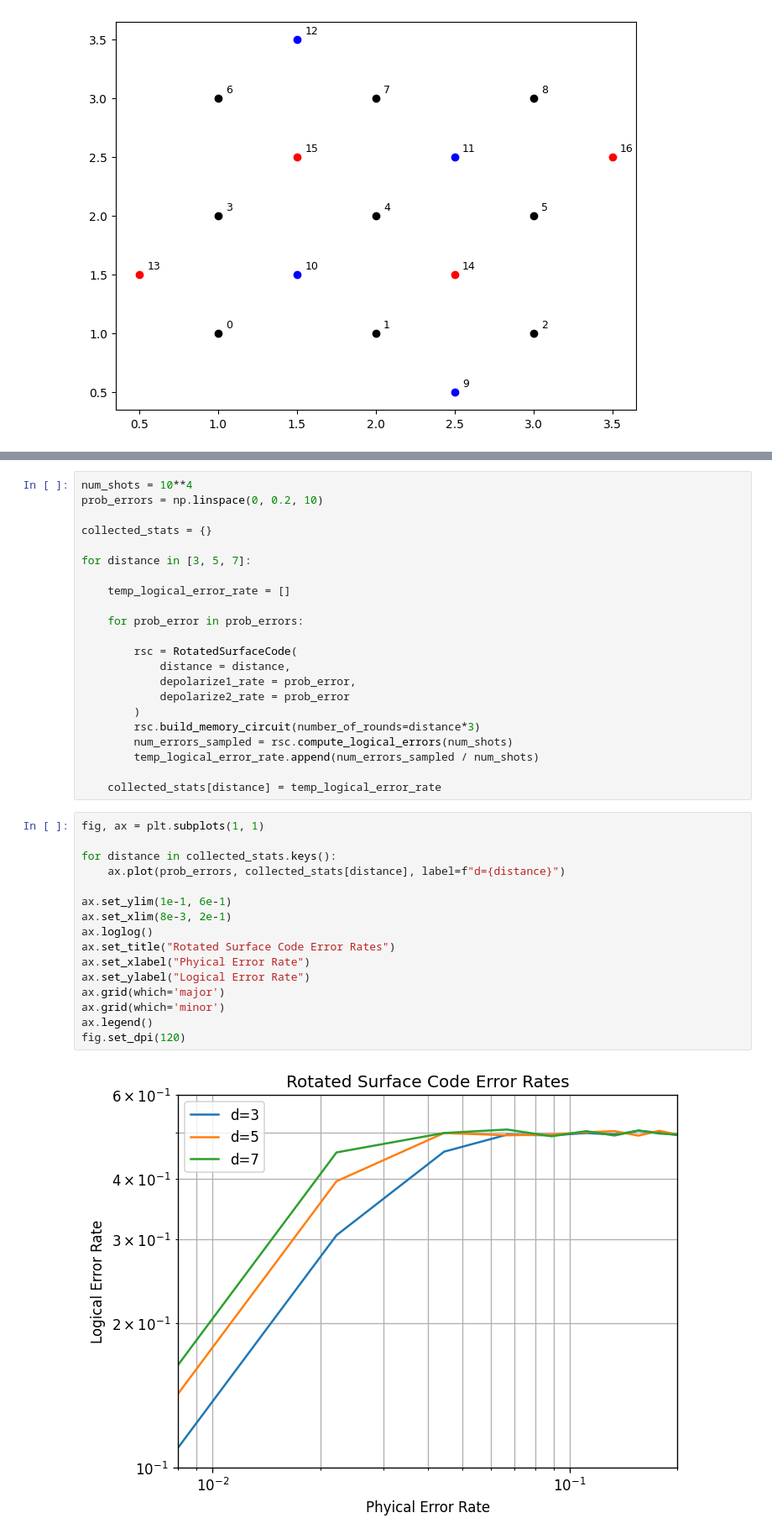
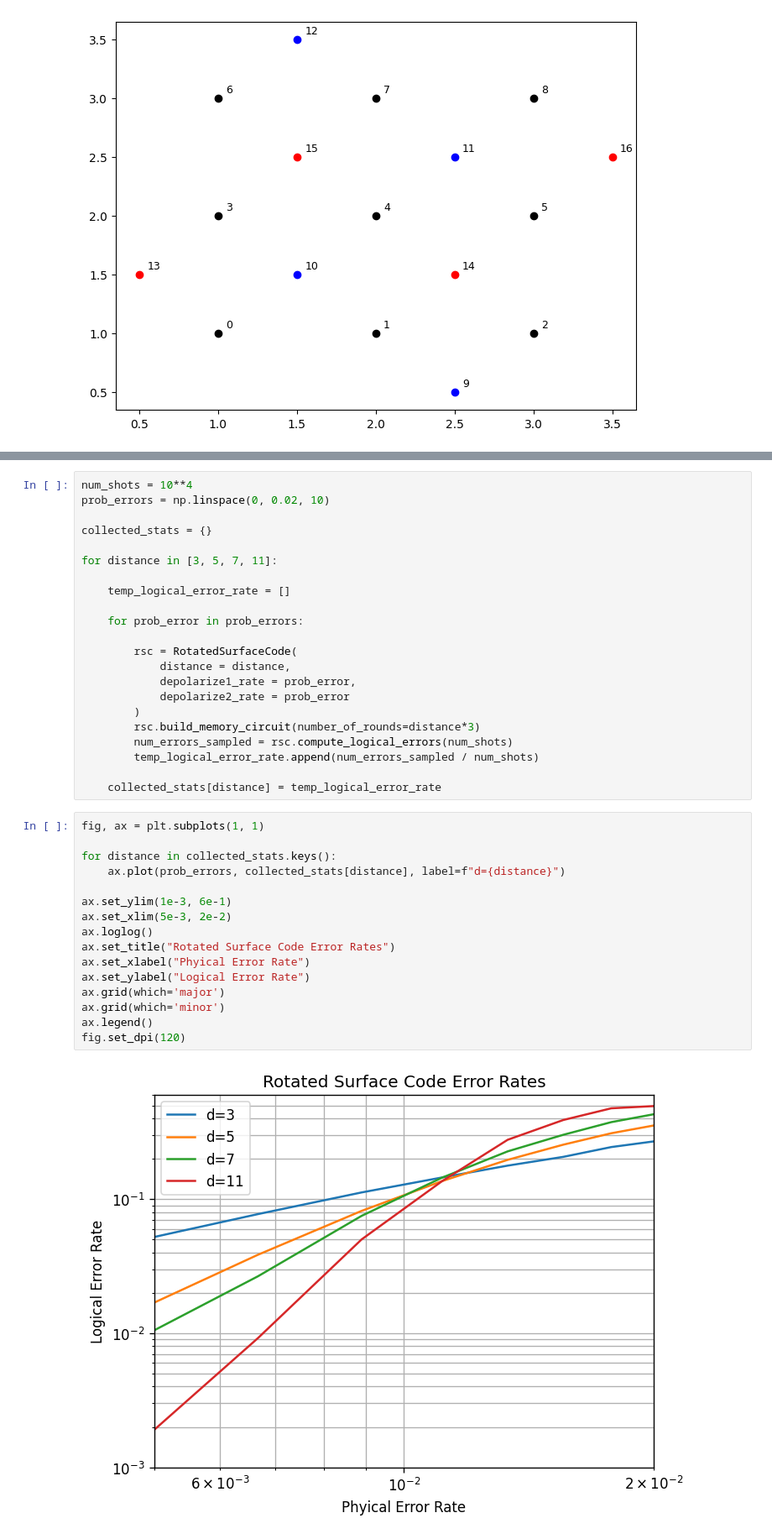
Before and after one commit to adelshb/qec-with-code, a Jupyter notebook: notebooks/rotated_surface_code.ipynb, the cells around one changed output, grey strips where cells are left out. Shown at 84% size. Drawn from its saved outputs; the diff is of its cells as text.

```diff
--- a/notebooks/rotated_surface_code.ipynb
+++ b/notebooks/rotated_surface_code.ipynb
@@ -49,11 +49,11 @@ q15: -R-DEPOLARIZE1(0.01)-----------------------------------------X-DEPOLARIZE2(
 q16: -R-DEPOLARIZE1(0.01)-------------------------------------------------------------X-DEPOLARIZE2(0.01)----------------------------------------------------------------------------------------------- ...
 # %%
 num_shots = 10**4
-prob_errors = np.linspace(0, 0.2, 10)
+prob_errors = np.linspace(0, 0.02, 10)
 
 collected_stats = {}
 
-for distance in [3, 5, 7]:
+for distance in [3, 5, 7, 11]:
 
     temp_logical_error_rate = []
 
@@ -72,18 +72,18 @@ for distance in [3, 5, 7]:
 # %%
 fig, ax = plt.subplots(1, 1)
 
 for distance in collected_stats.keys():
     ax.plot(prob_errors, collected_stats[distance], label=f"d={distance}")
 
-ax.set_ylim(1e-1, 6e-1)
-ax.set_xlim(8e-3, 2e-1)
+ax.set_ylim(1e-3, 6e-1)
+ax.set_xlim(5e-3, 2e-2)
 ax.loglog()
 ax.set_title("Rotated Surface Code Error Rates")
 ax.set_xlabel("Phyical Error Rate")
 ax.set_ylabel("Logical Error Rate")
 ax.grid(which='major')
 ax.grid(which='minor')
 ax.legend()
 fig.set_dpi(120)
 # %% [output]
-[figure, old version]
+[figure, new version]
```
